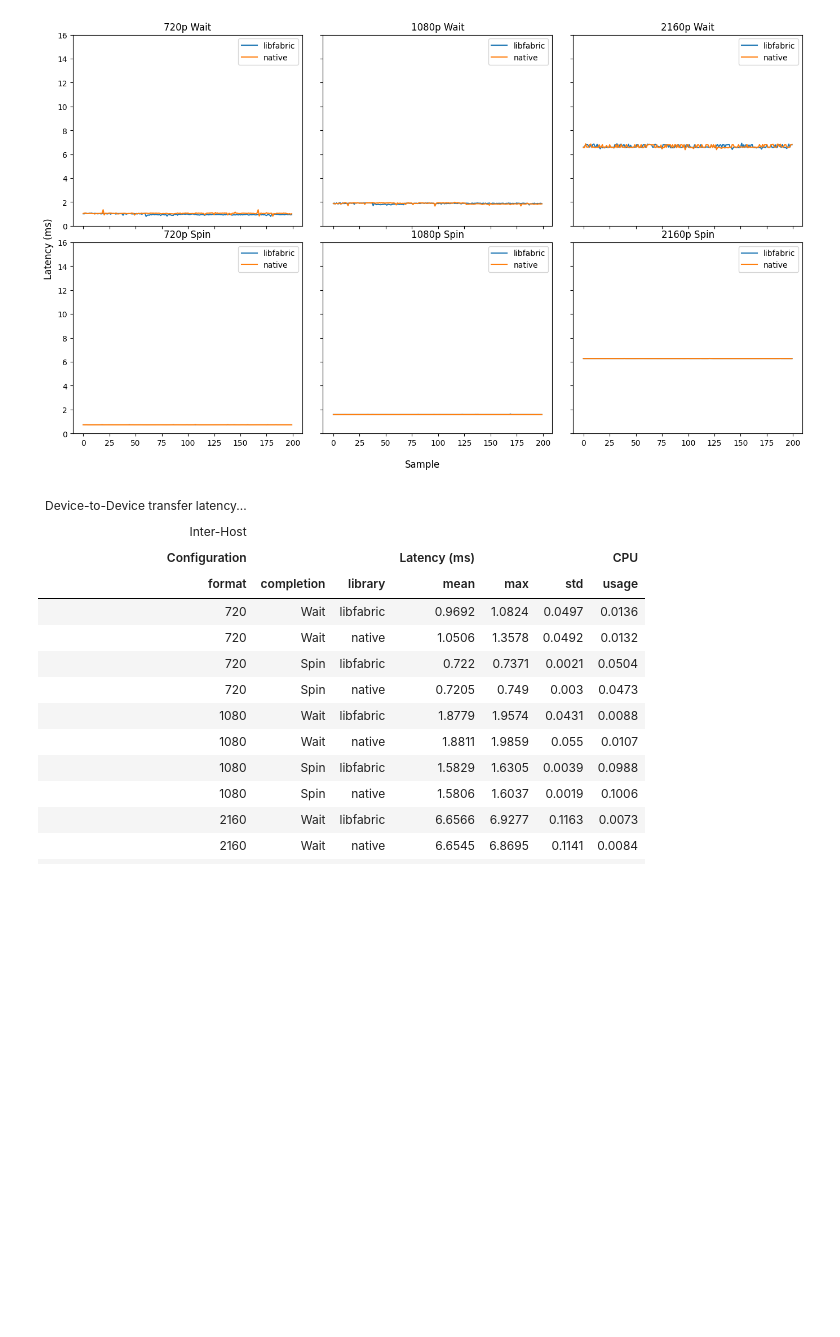
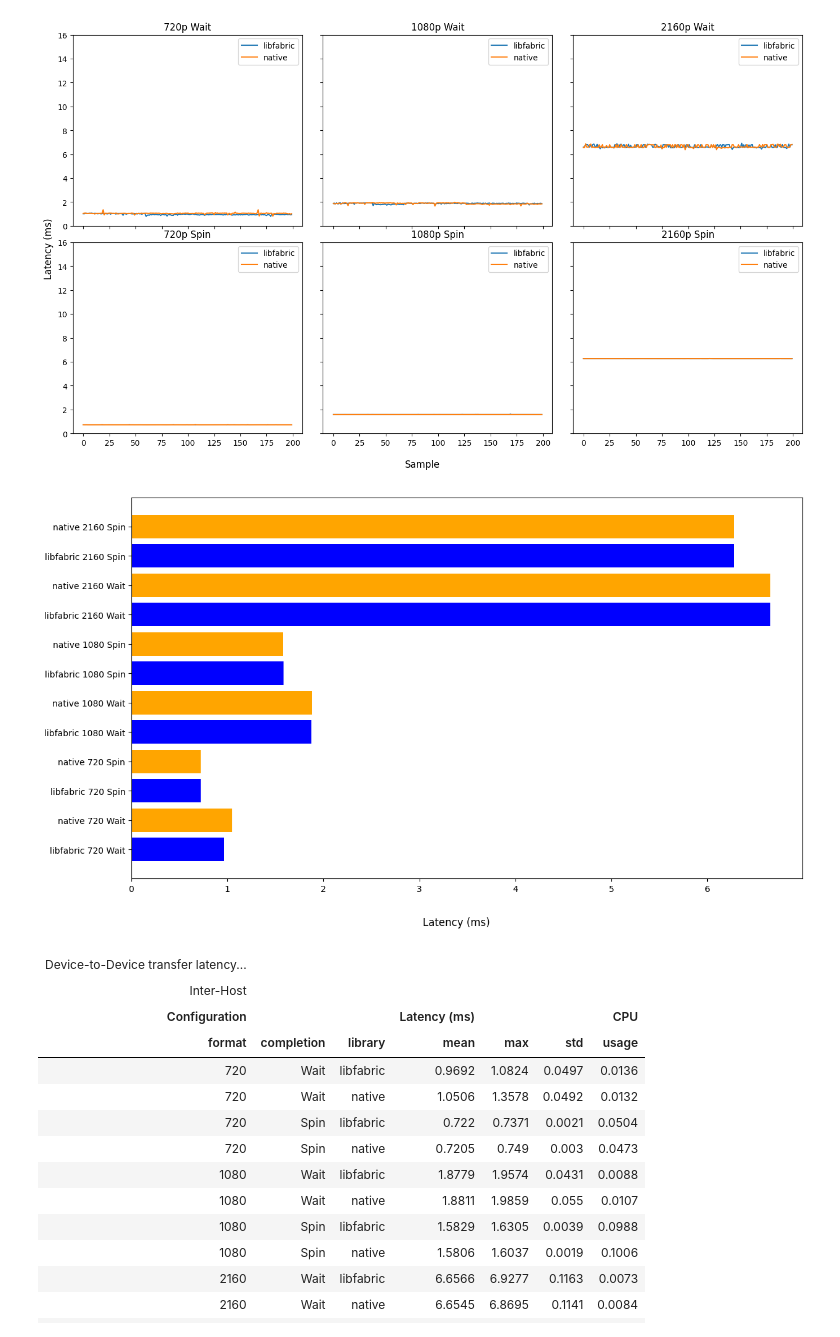
Before and after one commit to jonasohland/mts-fabrics-study, a Jupyter notebook: notebooks/mts-study.ipynb, the cells around one changed output. Saved outputs shown, nothing was run; the diff lists cells and outputs as text; code cells hidden in the pictures; blank space fills up the shorter version.

```diff
--- a/notebooks/mts-study.ipynb
+++ b/notebooks/mts-study.ipynb
@@ -156,6 +168,18 @@ for i, format in enumerate(Format):
             axs[j][i].legend()
 # %% [output]
 [figure]
+# %%
+fig = plt.figure()
+fig.supxlabel("Latency (ms)")
+
+for i, format in enumerate(Format):
+    for j, comp in enumerate(config["completions"]):
+        for library in Library:
+            x = (f"{library.name} {format.value} {comp.value}")
+            y=data_d2d_interhost[TestConfiguration(library, format, comp, Test.mxl_fabrics, Movement.d2d, Transport.verbs, TransferMode.reflect)].mean()/1e6
+            plt.barh(x,y, color="blue" if library==Library.libfabric else "orange")
+# %% [output]
+[figure, added]
 # %%
 data_columns=["format", "completion", "library"]
 d2d_interhost_table = make_table(data_d2d_interhost, perf_d2d_interhost, columns=data_columns)
```
Also changed, not shown: parts of 8 cells of this notebook.
